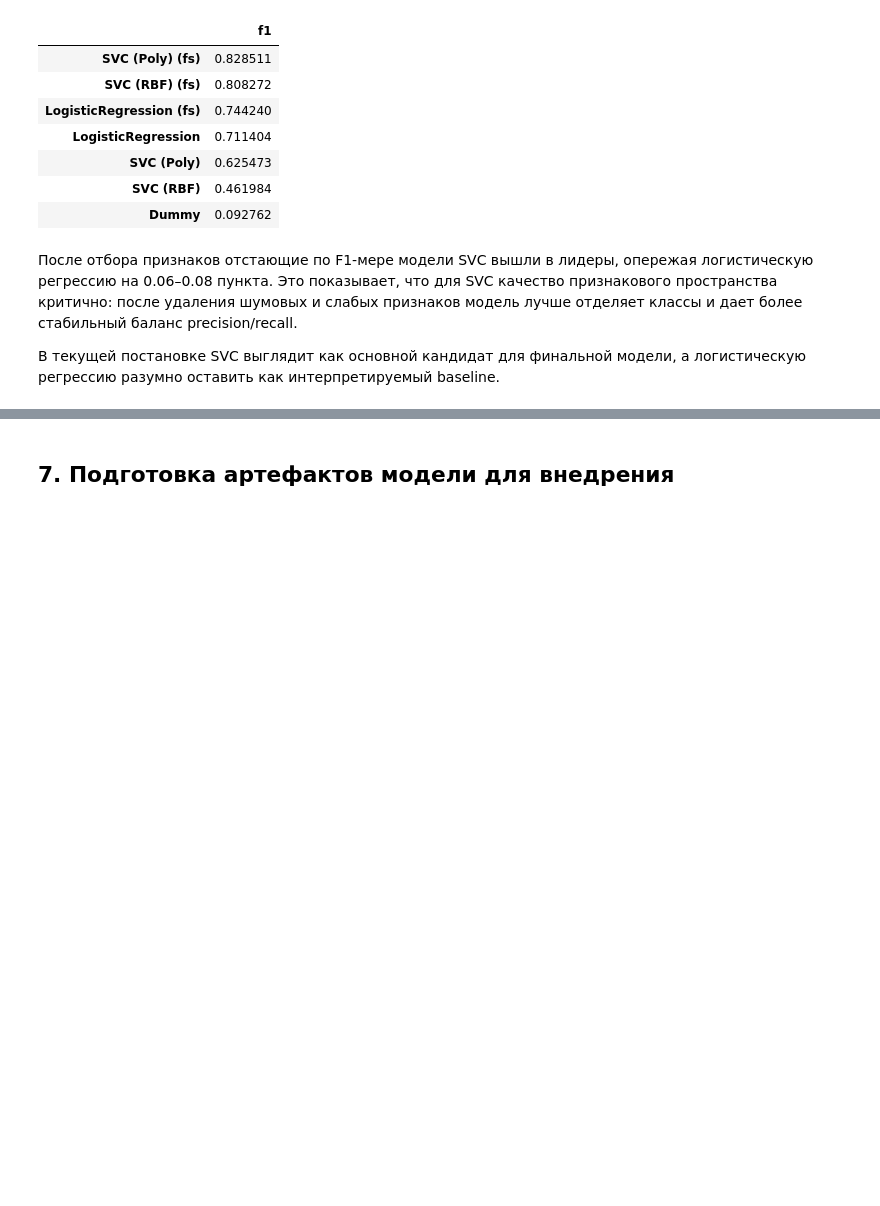
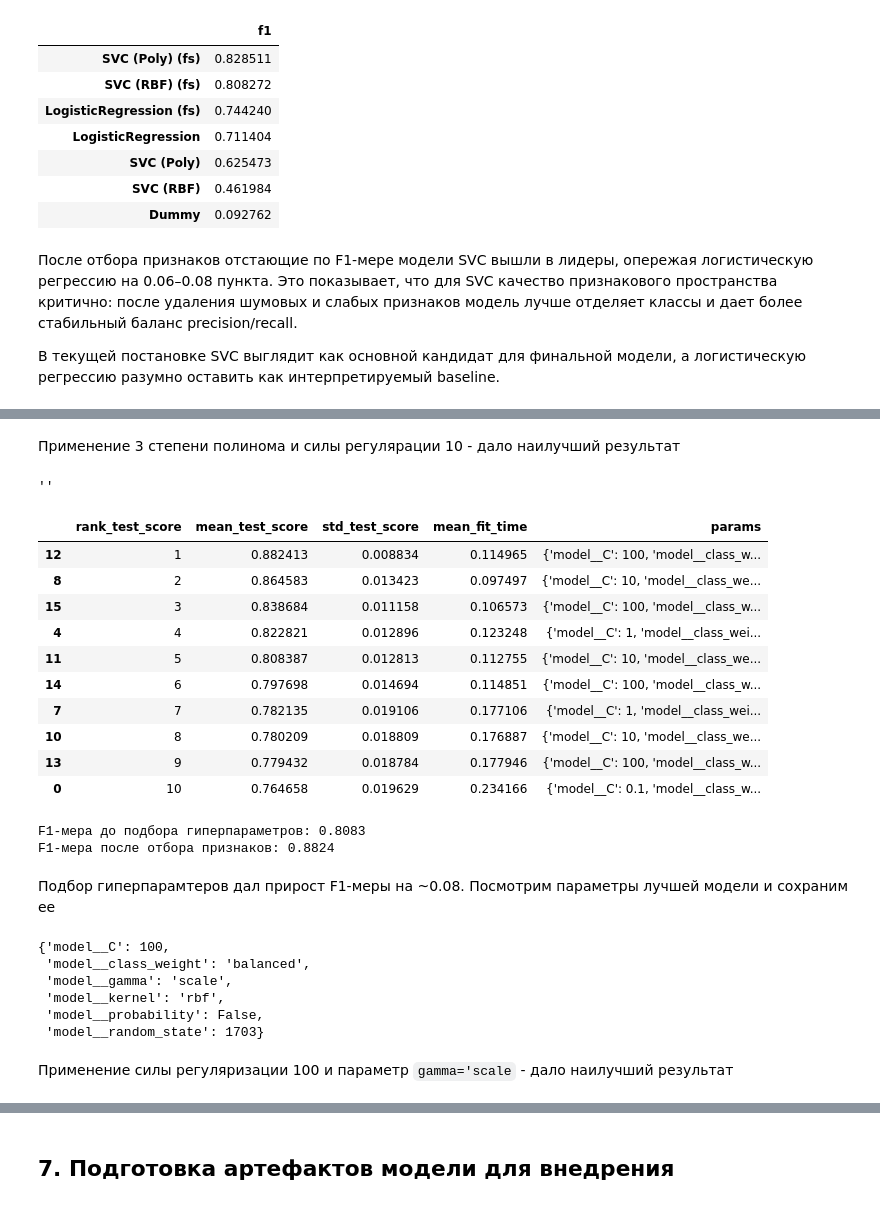
Before and after one commit to Daniel217D/linear-regression-experiments, a Jupyter notebook: 10. yandex-marketing-classification.ipynb, the cells around one changed output, grey strips where cells are left out. Cells and saved outputs as stored; diff of their text form; code cells hidden in the pictures; blank space fills up the shorter version.

```diff
--- a/10. yandex-marketing-classification.ipynb
+++ b/10. yandex-marketing-classification.ipynb
@@ -2040,0 +2113,2 @@ cv_grid_lr_results
+# %% [markdown]
+Применение 3 степени полинома и силы регулярации 10 - дало наилучший результат
@@ -2040,0 +2118,63 @@ cv_grid_lr_results
+# %%
+# GridSearchCV для SVC(rbf)
+cv_grid_svc_rbf = GridSearchCV(
+    estimator=model_svc_rbf,
+    param_grid={
+        "model__kernel": ['rbf'],
+        "model__C": [0.1, 1, 10, 100],
+        "model__gamma": ["scale", 0.01, 0.1, 1],
+        "model__probability": [False],
+        "model__random_state": [RANDOM_STATE],
+        "model__class_weight": ['balanced'],
+    },
+    scoring='f1_macro',
+    cv=cv_default,
+)
+# %%
+# Запуск Grid Search для SVC(rbf)
+cv_grid_svc_rbf.fit(X_train, y_train)
+,
+# %% [output]
+''
+# %%
+# Результаты
+cv_grid_svc_rbf_results = pd.DataFrame(cv_grid_svc_rbf.cv_results_)
+
+cv_grid_svc_rbf_results[
+    ['rank_test_score', 'mean_test_score', 'std_test_score', 'mean_fit_time', 'params']
+].reset_index(drop=True).sort_values(by='rank_test_score').head(10)
+# %% [output]
+|  | rank_test_score | mean_test_score | std_test_score | mean_fit_time | params |
+| 12 | 1 | 0.882413 | 0.008834 | 0.114965 | {'model__C': 100, 'model__class_w... |
+| 8 | 2 | 0.864583 | 0.013423 | 0.097497 | {'model__C': 10, 'model__class_we... |
+| 15 | 3 | 0.838684 | 0.011158 | 0.106573 | {'model__C': 100, 'model__class_w... |
+| 4 | 4 | 0.822821 | 0.012896 | 0.123248 | {'model__C': 1, 'model__class_wei... |
+| 11 | 5 | 0.808387 | 0.012813 | 0.112755 | {'model__C': 10, 'model__class_we... |
+| 14 | 6 | 0.797698 | 0.014694 | 0.114851 | {'model__C': 100, 'model__class_w... |
+| 7 | 7 | 0.782135 | 0.019106 | 0.177106 | {'model__C': 1, 'model__class_wei... |
+| 10 | 8 | 0.780209 | 0.018809 | 0.176887 | {'model__C': 10, 'model__class_we... |
+| 13 | 9 | 0.779432 | 0.018784 | 0.177946 | {'model__C': 100, 'model__class_w... |
+| 0 | 10 | 0.764658 | 0.019629 | 0.234166 | {'model__C': 0.1, 'model__class_w... |
+# %%
+print(f"F1-мера до подбора гиперпараметров: {f1_score_svc_rbf:.4f}")
+
+f1_score_svc_rbf = cv_grid_svc_rbf_results.sort_values(by='rank_test_score').iloc[0]['mean_test_score']
+
+print(f"F1-мера после подбора гиперпараметров: {f1_score_svc_rbf:.4f}")
+# %% [output]
+F1-мера до подбора гиперпараметров: 0.8083
+F1-мера после отбора признаков: 0.8824
+# %% [markdown]
+Подбор гиперпарамтеров дал прирост F1-меры на ~0.08. Посмотрим параметры лучшей модели и сохраним ее
+# %%
+# Вывод параметров лучшей модели
+cv_grid_svc_rbf_results.sort_values(by='rank_test_score').iloc[0]['params']
+# %% [output]
+{'model__C': 100,
+ 'model__class_weight': 'balanced',
+ 'model__gamma': 'scale',
+ 'model__kernel': 'rbf',
+ 'model__probability': False,
+ 'model__random_state': 1703}
+# %% [markdown]
+Применение силы регуляризации 100 и параметр `gamma='scale` - дало наилучший результат
```
Also changed, not shown: parts of 55 cells of this notebook.
